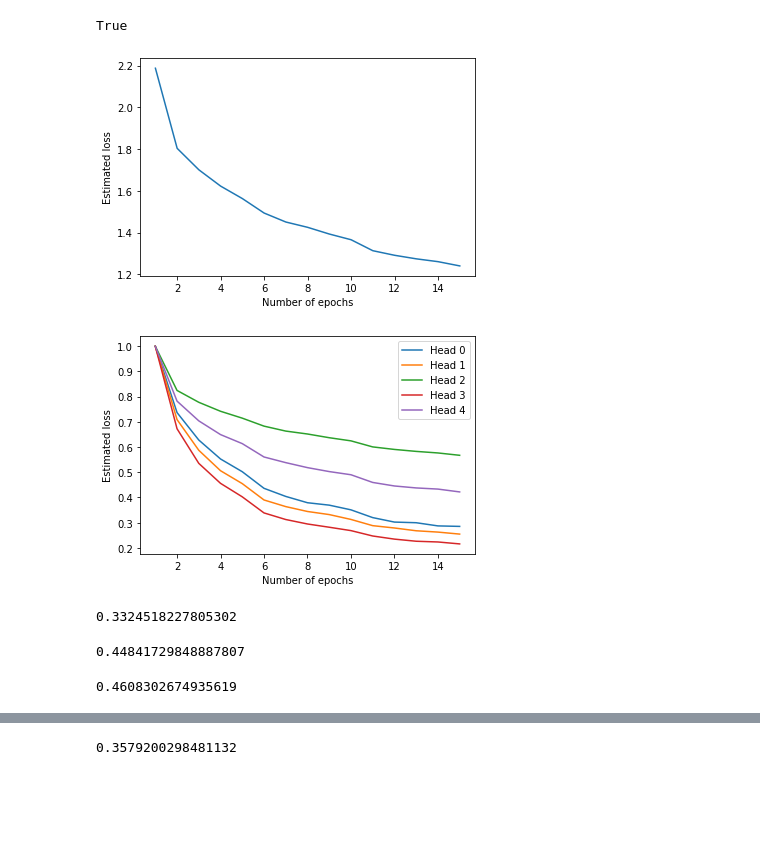
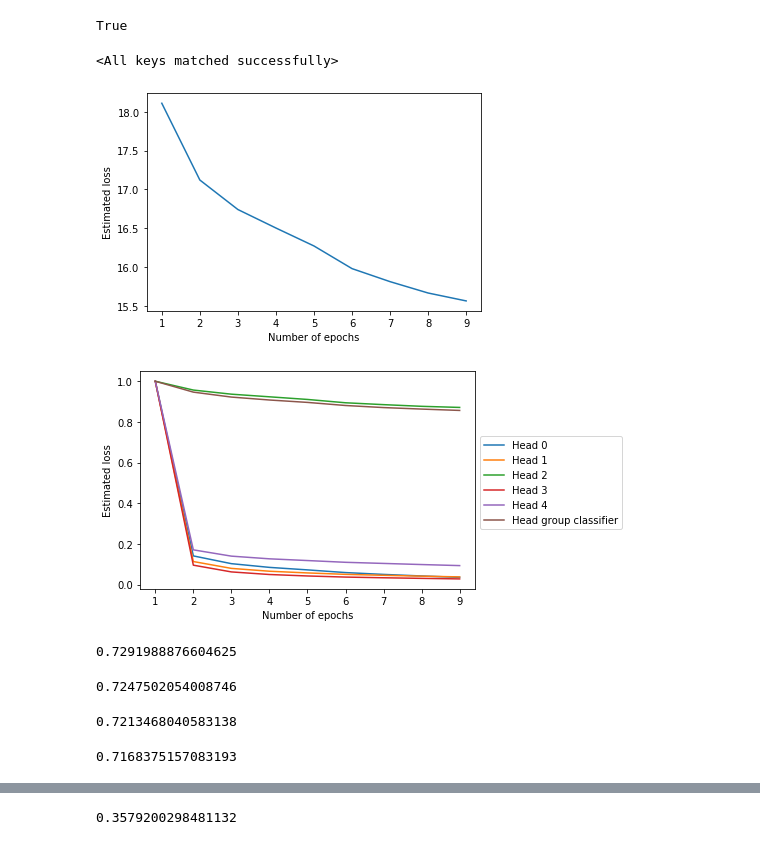
Before and after one commit to yunchen-yang/artcv, a Jupyter notebook: Multi-head_ResNet_for_multi-label_classification.ipynb, the cells around one changed output, grey strips where cells are left out. Saved outputs shown, nothing was run; the diff lists cells and outputs as text; code cells hidden in the pictures; blank space fills up the shorter version.

```diff
--- a/Multi-head_ResNet_for_multi-label_classification.ipynb
+++ b/Multi-head_ResNet_for_multi-label_classification.ipynb
@@ -211,12 +212,14 @@ model = ArtCV(tag=tag, weight_path=weight_path, freeze_cnn=True, dropout_rate=0,
               gamma_mc=2, gamma=(2, 2, 2, 2), alpha_t=True,
               hierarchical=False, alpha_group=(1, 1), gamma_group=2, weight_group=5)
 
-# file_name = 'frozen_focal_loss_resnet50_2layer_equal_weights_50epochs_reduced_lr.model.pkl'
-# save_path = f'{_root_path}/weights/{file_name}'
-# model.load_state_dict(torch.load(save_path))
+file_name = 'frozen_no_crop_resnet50_2layer_9_1_epochs_reduced_lr.model.pkl'
+save_path = f'{_root_path}/weights/{file_name}'
+model.load_state_dict(torch.load(save_path))
+# %% [output]
+<All keys matched successfully>
 # %%
 trainer = Trainer(model, dataset, extra_epochs_mc=1, batch_size_train=512, batch_size_val=512, batch_size_all=128,
-                  epochs=15, compute_acc=False, head_log=True,
+                  epochs=9, compute_acc=False, head_log=True,
                   monitor_frequency=False,
                   dataloader_train_kwargs={'num_workers':4}, dataloader_val_kwargs={'num_workers':4},
                   dataloader_all_kwargs={'num_workers':4})
@@ -227,27 +230,32 @@ file_name = 'frozen_no_crop_resnet50_2layer_15_1_epochs_reduced_lr.model.pkl'
 save_path = f'{_root_path}/weights/{file_name}'
 torch.save(trainer.model.state_dict(), save_path)
 # %%
-trainer.plot_running_loss()
+trainer.plot_running_loss(epochs_override=9)
 # %% [output]
-[figure, old version]
+[figure, new version]
 # %%
-trainer.plot_head_loss()
+trainer.plot_head_loss(epochs_override=9)
 # %% [output]
-[figure, old version]
+[figure, new version]
 # %%
 gt, probs = trainer.get_probs(tag='all')
 # %%
-thre=(0.5, 0.5, 0.5, 0.5)
+thre=(0.15, 0.15, 0.15, 0.15)
 f2score(gt, regularized_pred(probs, thre=thre), return_mean=True)
 # %% [output]
-0.3324518227805302
+0.7291988876604625
 # %%
-thre=(0.9, 0.9, 0.9, 0.9)
+thre=(0.1, 0.1, 0.1, 0.1)
 f2score(gt, regularized_pred(probs, thre=thre), return_mean=True)
 # %% [output]
-0.44841729848887807
+0.7247502054008746
 # %%
-thre=(0.8, 0.8, 0.8, 0.8)
+thre=(0.09, 0.09, 0.09, 0.09)
 f2score(gt, regularized_pred(probs, thre=thre), return_mean=True)
 # %% [output]
-0.4608302674935619
+0.7213468040583138
+# %%
+thre=(0.08, 0.08, 0.08, 0.08)
+f2score(gt, regularized_pred(probs, thre=thre), return_mean=True)
+# %% [output]
+0.7168375157083193
```
Also changed, not shown: parts of 10 cells of this notebook.
